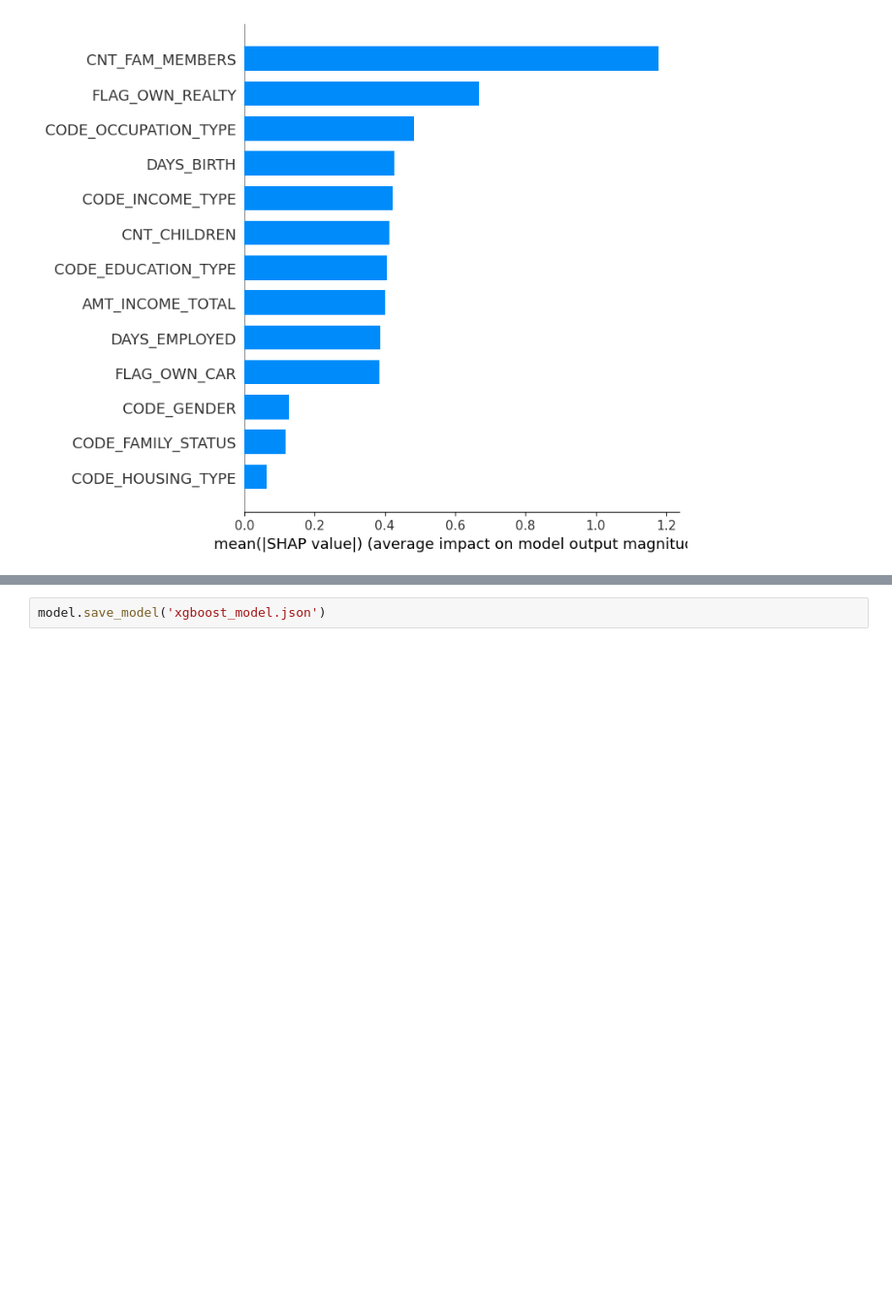
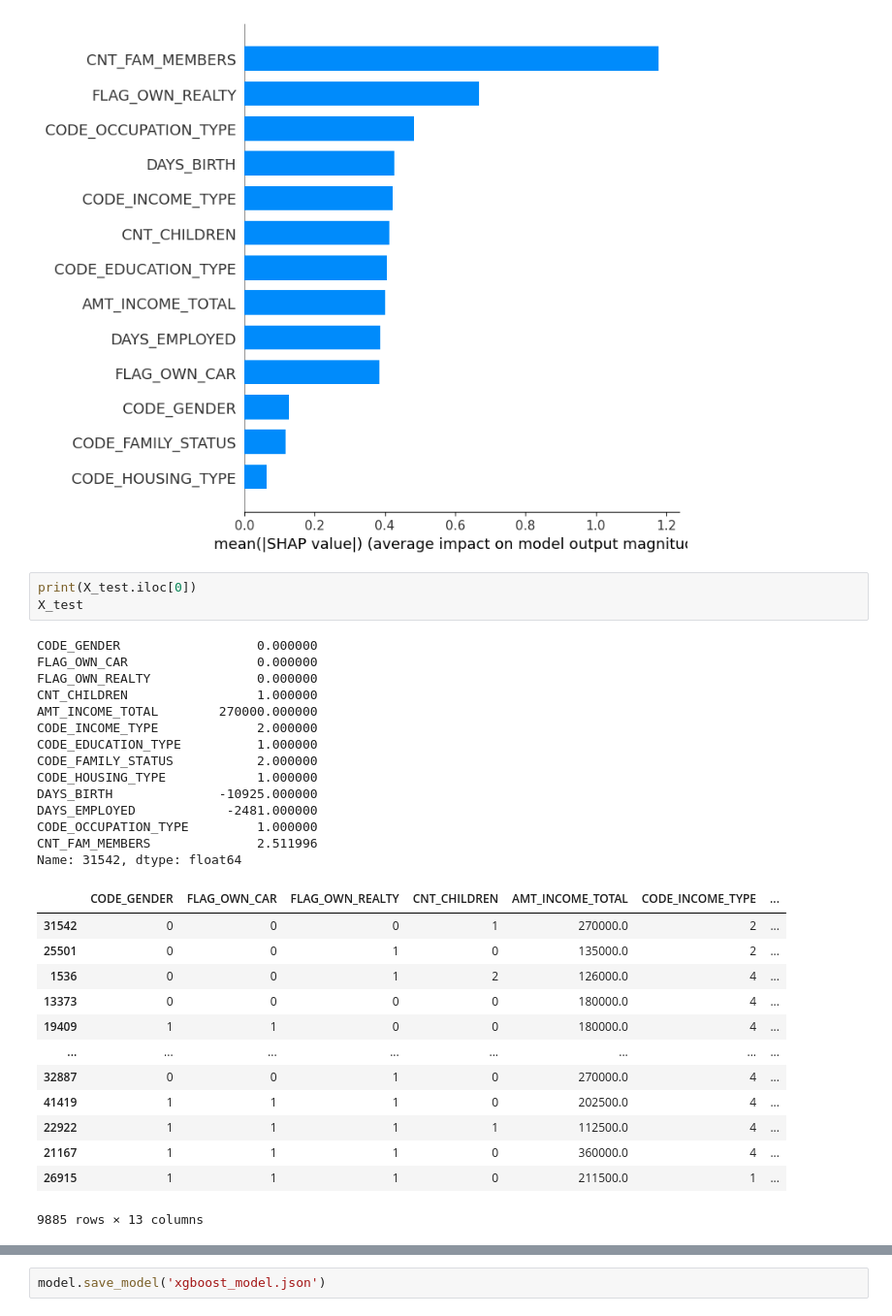
Before and after one commit to I-y6o-I/HAID_CreditScoring, a Jupyter notebook: model/train.ipynb, the cells around one changed output, grey strips where cells are left out. Shown: that part at 97% size. Cells and saved outputs as stored; diff of their text form; blank space fills up the shorter version.

```diff
--- a/model/train.ipynb
+++ b/model/train.ipynb
@@ -286,3 +286,34 @@ shap.summary_plot(shap_values, X_sample, plot_type="bar")
 # %% [output]
 [figure]
 [figure]
+# %%
+print(X_test.iloc[0])
+X_test
+# %% [output]
+CODE_GENDER                  0.000000
+FLAG_OWN_CAR                 0.000000
+FLAG_OWN_REALTY              0.000000
+CNT_CHILDREN                 1.000000
+AMT_INCOME_TOTAL        270000.000000
+CODE_INCOME_TYPE             2.000000
+CODE_EDUCATION_TYPE          1.000000
+CODE_FAMILY_STATUS           2.000000
+CODE_HOUSING_TYPE            1.000000
+DAYS_BIRTH              -10925.000000
+DAYS_EMPLOYED            -2481.000000
+CODE_OCCUPATION_TYPE         1.000000
+CNT_FAM_MEMBERS              2.511996
+Name: 31542, dtype: float64
+|  | CODE_GENDER | FLAG_OWN_CAR | FLAG_OWN_REALTY | CNT_CHILDREN | AMT_INCOME_TOTAL | CODE_INCOME_TYPE | ... |
+| 31542 | 0 | 0 | 0 | 1 | 270000.0 | 2 | ... |
+| 25501 | 0 | 0 | 1 | 0 | 135000.0 | 2 | ... |
+| 1536 | 0 | 0 | 1 | 2 | 126000.0 | 4 | ... |
+| 13373 | 0 | 0 | 0 | 0 | 180000.0 | 4 | ... |
+| 19409 | 1 | 1 | 0 | 0 | 180000.0 | 4 | ... |
+| ... | ... | ... | ... | ... | ... | ... | ... |
+| 32887 | 0 | 0 | 1 | 0 | 270000.0 | 4 | ... |
+| 41419 | 1 | 1 | 1 | 0 | 202500.0 | 4 | ... |
+| 22922 | 1 | 1 | 1 | 1 | 112500.0 | 4 | ... |
+| 21167 | 1 | 1 | 1 | 0 | 360000.0 | 4 | ... |
+| 26915 | 1 | 1 | 1 | 0 | 211500.0 | 1 | ... |
+9885 rows × 13 columns
```
Also changed, not shown: parts of 2 cells of this notebook, 9 other files.
